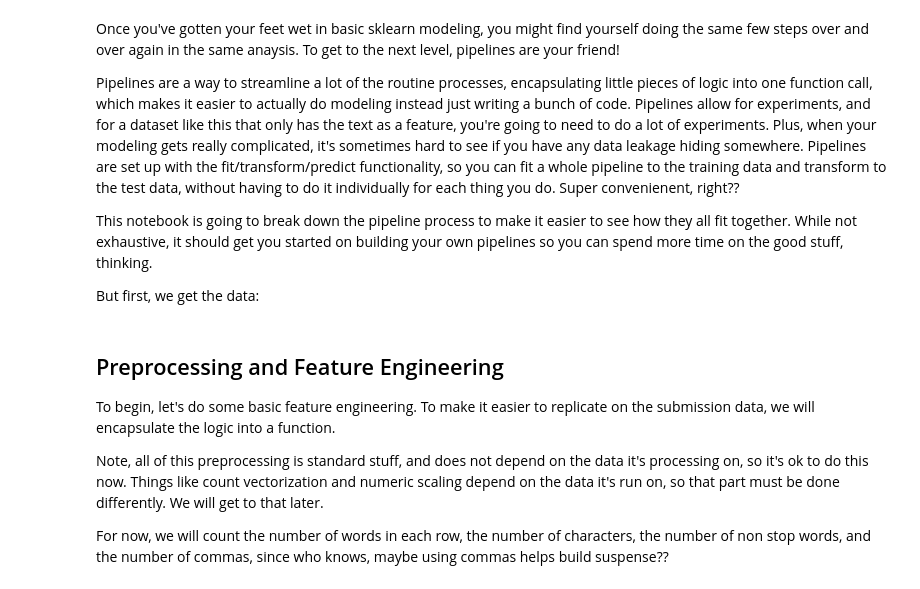
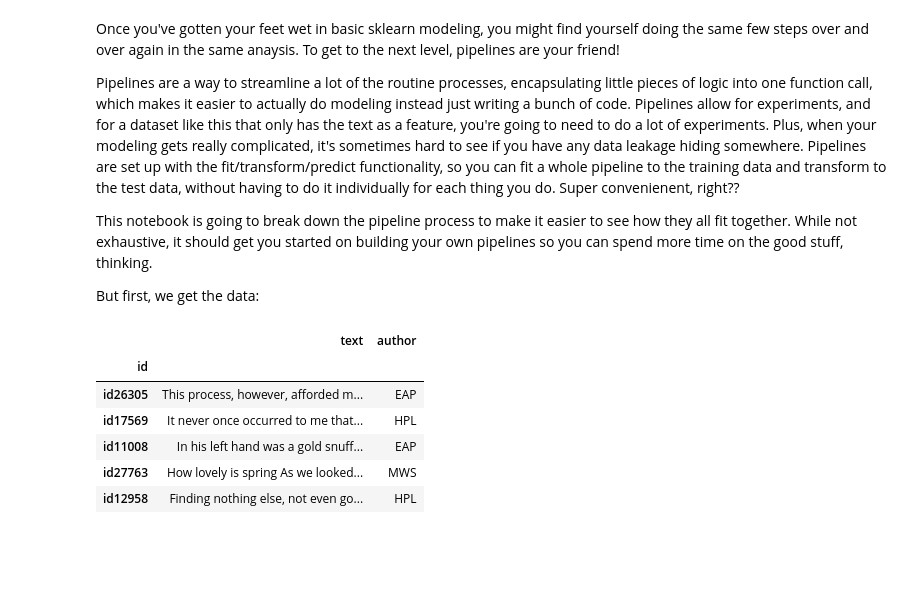
Before and after one commit to mk-imagine/SFSU-CSC620-NLT, a Jupyter notebook: hw9.ipynb, the cells around one changed output. Cells and saved outputs as stored; diff of their text form; code cells hidden in the pictures; blank space fills up the shorter version.

```diff
--- a/hw9.ipynb
+++ b/hw9.ipynb
@@ -9,18 +23,18 @@ But first, we get the data:
 # %%
 import numpy as np # linear algebra
 import pandas as pd # data processing, CSV file I/O (e.g. pd.read_csv)
 
-df = pd.read_csv('../input/train.csv')
+df = pd.read_csv('./input/train.csv')
 
 df.dropna(axis=0)
 df.set_index('id', inplace = True)
 
 df.head()
+# %% [output]
+|  | text | author |
+| id |  |  |
+| id26305 | This process, however, afforded m... | EAP |
+| id17569 | It never once occurred to me that... | HPL |
+| id11008 | In his left hand was a gold snuff... | EAP |
+| id27763 | How lovely is spring As we looked... | MWS |
+| id12958 | Finding nothing else, not even go... | HPL |
-# %% [markdown]
-## Preprocessing and Feature Engineering
-
-To begin, let's do some basic feature engineering. To make it easier to replicate on the submission data, we will encapsulate the logic into a function.
-
-Note, all of this preprocessing is standard stuff, and does not depend on the data it's processing on, so it's ok to do this now. Things like count vectorization and numeric scaling depend on the data it's run on, so that part must be done differently. We will get to that later.
-
-For now, we will count the number of words in each row, the number of characters, the number of non stop words, and the number of commas, since who knows, maybe using commas helps build suspense??
```
Also changed, not shown: parts of 50 cells of this notebook, 10 other files.
